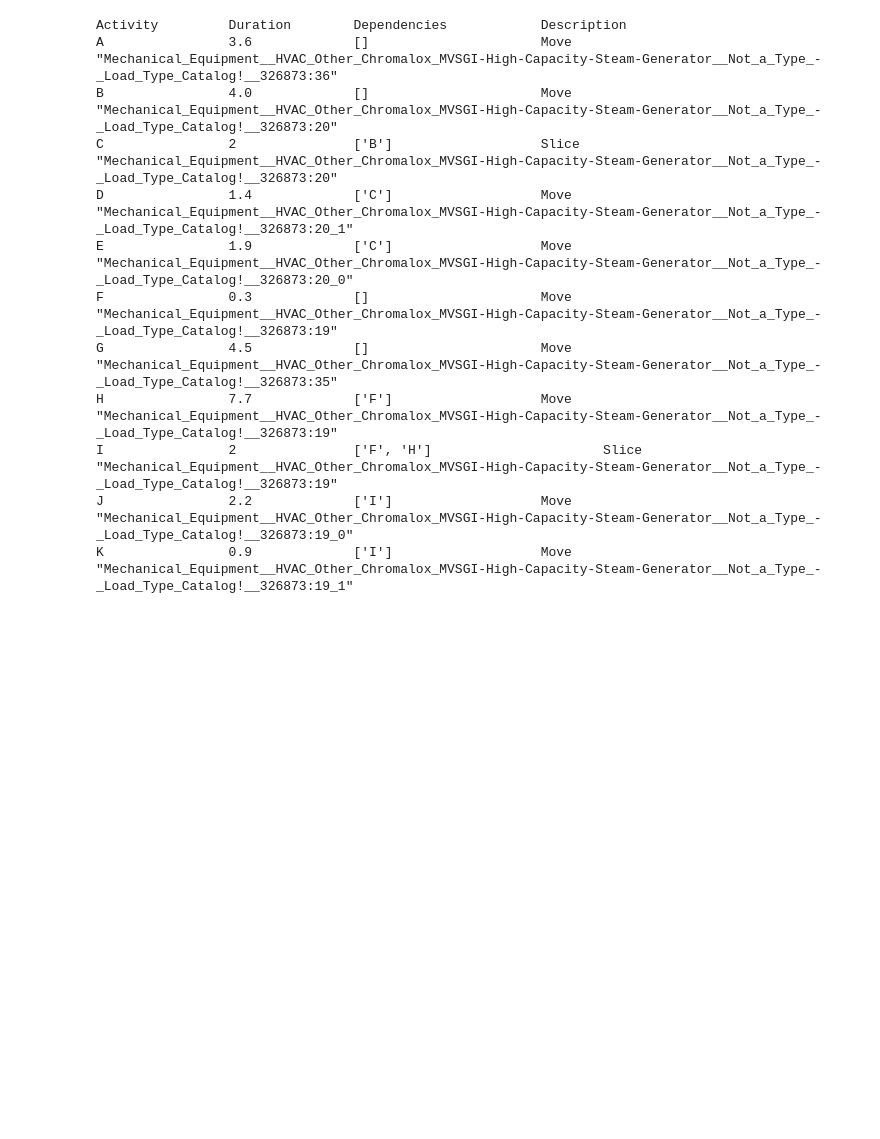
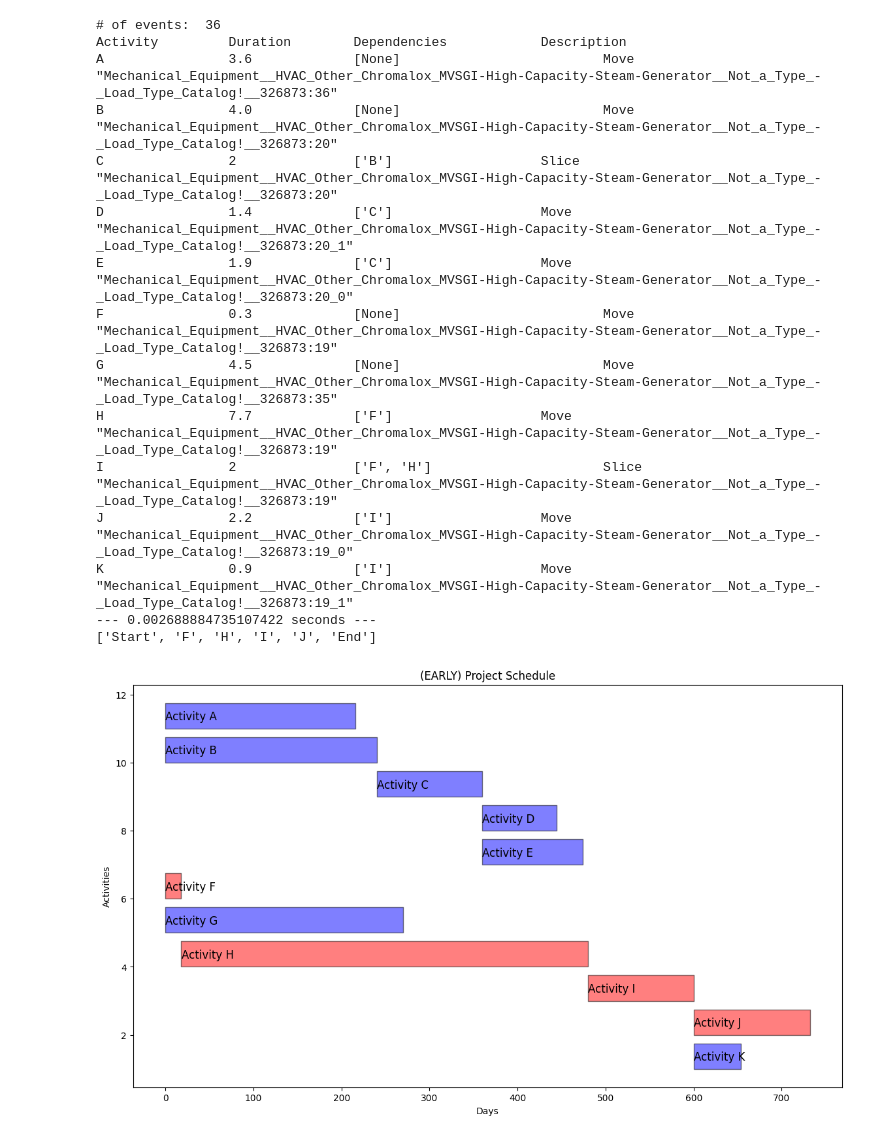
Before and after one commit to gabriel-earle/schedule-generation, a Jupyter notebook: example1/CreateCriticalPath.ipynb, the cells around one changed output. Saved outputs shown, nothing was run; the diff lists cells and outputs as text; code cells hidden in the pictures; blank space fills up the shorter version.

```diff
--- a/example1/CreateCriticalPath.ipynb
+++ b/example1/CreateCriticalPath.ipynb
@@ -34,6 +35,7 @@ class ActivityPlan:
         self.currentGrab = None # temporarily store a GameObject Picked Up event as we deduce the occurence of moves
         self.currentRelease = None # temporarily store a GameObject Let Go event as we deduce the occurence of moves
         self.loadEvents(path)
+        print("# of events: ", len(self.events))
         self.parseEvents()
 
     def resetMove(self):
@@ -95,6 +97,8 @@ class ActivityPlan:
         for previous in self.activities:
             if (new["object"] in previous["dependentObjects"]):
                 dependencies.append(previous["_id"])
+        if (len(dependencies) == 0):
+            dependencies = [None]
         return dependencies
 
 
@@ -129,25 +133,42 @@ class ActivityPlan:
         activity["dependencies"] = self.computeDependencies(activity)
         return activity
 # %%
+import time
+start = time.time()
+
 # create and analyze the activity plan using our ActivityPlan class
 myPlan = ActivityPlan('./LogFile 1.json')
 
+# cheche_pm allows us to create a critical path schedule diagram from our ActivityPlan class
+from cheche_pm import Project
+p = Project()
+
 print ("Activity\t", "Duration\t", "Dependencies\t\t", "Description\t")
+for activity in myPlan.activities:
+    p.add_activity(activity_name=activity["_id"], activity_duration = 60 * activity["duration"], activity_precedence=[activity["dependencies"][len(activity["dependencies"])-1]], a_desc=activity["description"], activity_resources=[0])
+    print(activity["_id"], "\t\t", activity["duration"], "\t\t", activity["dependencies"], "\t\t\t", activity["description"])
 
-counter = 0
-for activity in myPlan.activities:
-    print(activity["_id"], "\t\t", activity["duration"], "\t\t", activity["dependencies"], "\t\t\t", activity["description"])
-    counter += 1
+try:
+    p.CPM()
+    print("--- %s seconds ---" % (time.time() - start))
+    print(p.get_critical_path())
+    p.plot_gantt_cpm(save=True)
+except:
+    pass
 # %% [output]
+# of events:  36
 Activity         Duration        Dependencies            Description
-A                3.6             []                      Move "Mechanical_Equipment__HVAC_Other_Chromalox_MVSGI-High-Capacity-Steam-Generator__Not_a_Type_-_Load_Type_Catalog!__326873:36"
-B                4.0             []                      Move "Mechanical_Equipment__HVAC_Other_Chromalox_MVSGI-High-Capacity-Steam-Generator__Not_a_Type_-_Load_Type_Catalog!__326873:20"
+A                3.6             [None]                          Move "Mechanical_Equipment__HVAC_Other_Chromalox_MVSGI-High-Capacity-Steam-Generator__Not_a_Type_-_Load_Type_Catalog!__326873:36"
+B                4.0             [None]                          Move "Mechanical_Equipment__HVAC_Other_Chromalox_MVSGI-High-Capacity-Steam-Generator__Not_a_Type_-_Load_Type_Catalog!__326873:20"
 C                2               ['B']                   Slice "Mechanical_Equipment__HVAC_Other_Chromalox_MVSGI-High-Capacity-Steam-Generator__Not_a_Type_-_Load_Type_Catalog!__326873:20"
 D                1.4             ['C']                   Move "Mechanical_Equipment__HVAC_Other_Chromalox_MVSGI-High-Capacity-Steam-Generator__Not_a_Type_-_Load_Type_Catalog!__326873:20_1"
 E                1.9             ['C']                   Move "Mechanical_Equipment__HVAC_Other_Chromalox_MVSGI-High-Capacity-Steam-Generator__Not_a_Type_-_Load_Type_Catalog!__326873:20_0"
-F                0.3             []                      Move "Mechanical_Equipment__HVAC_Other_Chromalox_MVSGI-High-Capacity-Steam-Generator__Not_a_Type_-_Load_Type_Catalog!__326873:19"
-G                4.5             []                      Move "Mechanical_Equipment__HVAC_Other_Chromalox_MVSGI-High-Capacity-Steam-Generator__Not_a_Type_-_Load_Type_Catalog!__326873:35"
+F                0.3             [None]                          Move "Mechanical_Equipment__HVAC_Other_Chromalox_MVSGI-High-Capacity-Steam-Generator__Not_a_Type_-_Load_Type_Catalog!__326873:19"
+G                4.5             [None]                          Move "Mechanical_Equipment__HVAC_Other_Chromalox_MVSGI-High-Capacity-Steam-Generator__Not_a_Type_-_Load_Type_Catalog!__326873:35"
 H                7.7             ['F']                   Move "Mechanical_Equipment__HVAC_Other_Chromalox_MVSGI-High-Capacity-Steam-Generator__Not_a_Type_-_Load_Type_Catalog!__326873:19"
 I                2               ['F', 'H']                      Slice "Mechanical_Equipment__HVAC_Other_Chromalox_MVSGI-High-Capacity-Steam-Generator__Not_a_Type_-_Load_Type_Catalog!__326873:19"
 J                2.2             ['I']                   Move "Mechanical_Equipment__HVAC_Other_Chromalox_MVSGI-High-Capacity-Steam-Generator__Not_a_Type_-_Load_Type_Catalog!__326873:19_0"
 K                0.9             ['I']                   Move "Mechanical_Equipment__HVAC_Other_Chromalox_MVSGI-High-Capacity-Steam-Generator__Not_a_Type_-_Load_Type_Catalog!__326873:19_1"
+--- 0.002688884735107422 seconds ---
+['Start', 'F', 'H', 'I', 'J', 'End']
+[figure, added]
```
Also changed, not shown: parts of 1 cell of this notebook, 6 other files.
